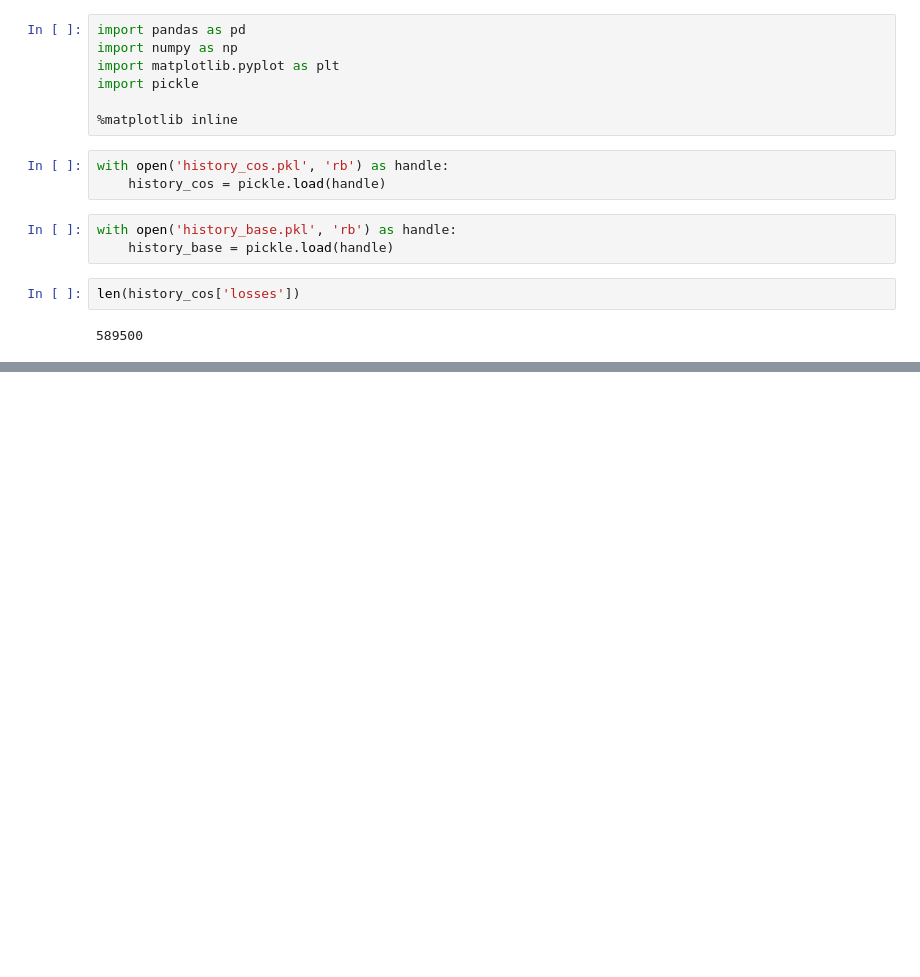
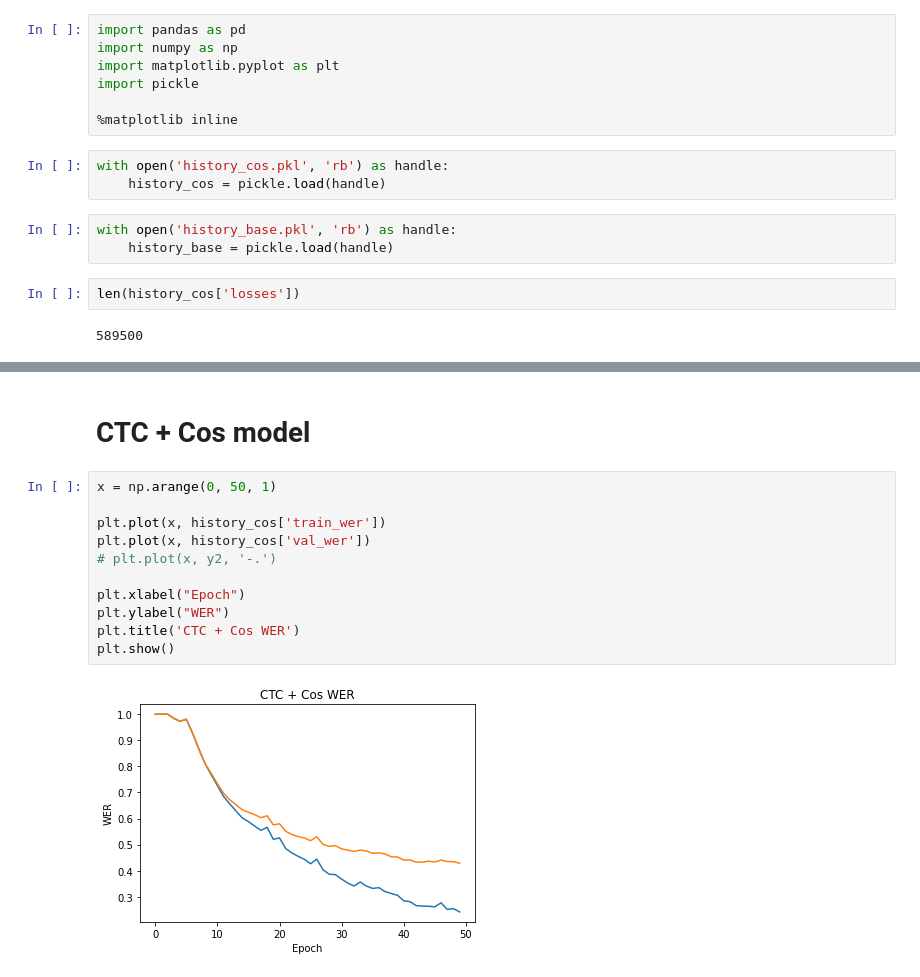
Before and after one commit to whettenr/severity-measures-asr, a Jupyter notebook: EX_3_Evaluate.ipynb, the cells around one changed output, grey strips where cells are left out. Cells and saved outputs as stored; diff of their text form; blank space fills up the shorter version.

```diff
--- a/EX_3_Evaluate.ipynb
+++ b/EX_3_Evaluate.ipynb
@@ -35,0 +84,15 @@ np.mean(history_base['losses'][-2000:])
+# %% [markdown]
+# CTC + Cos model
+# %%
+x = np.arange(0, 50, 1)
+
+plt.plot(x, history_cos['train_wer'])
+plt.plot(x, history_cos['val_wer'])
+# plt.plot(x, y2, '-.')
+
+plt.xlabel("Epoch")
+plt.ylabel("WER")
+plt.title('CTC + Cos WER')
+plt.show()
+# %% [output]
+[figure, added]
```
Also changed, not shown: parts of 24 cells of this notebook, 3 other files.
